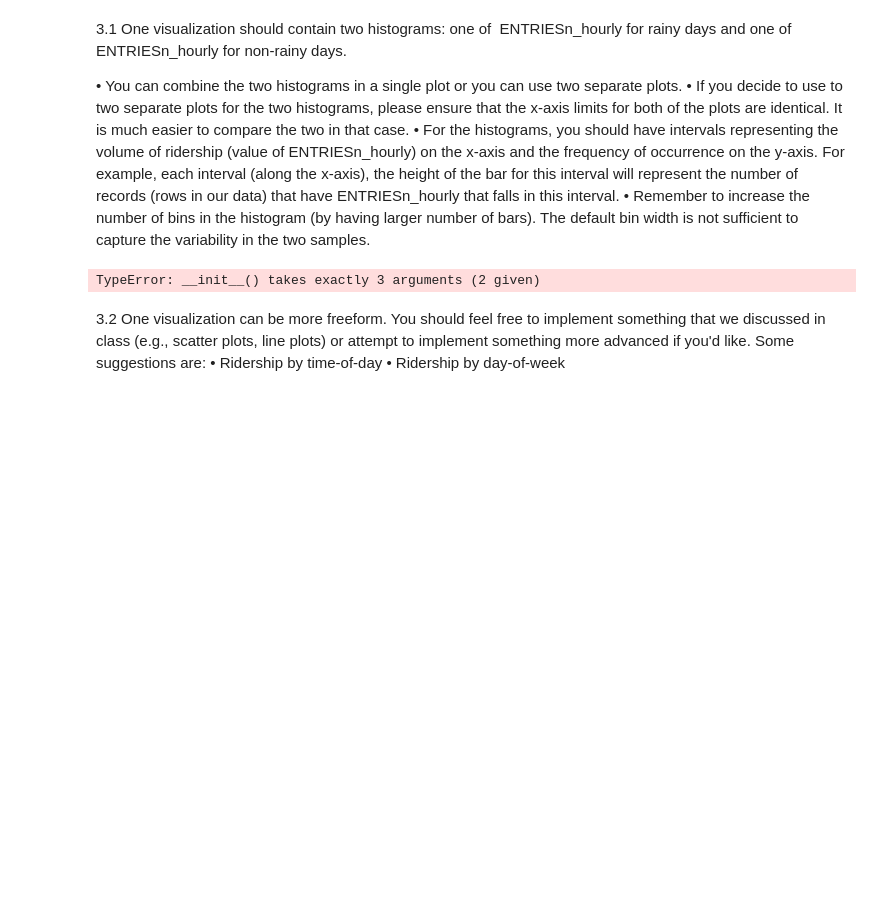
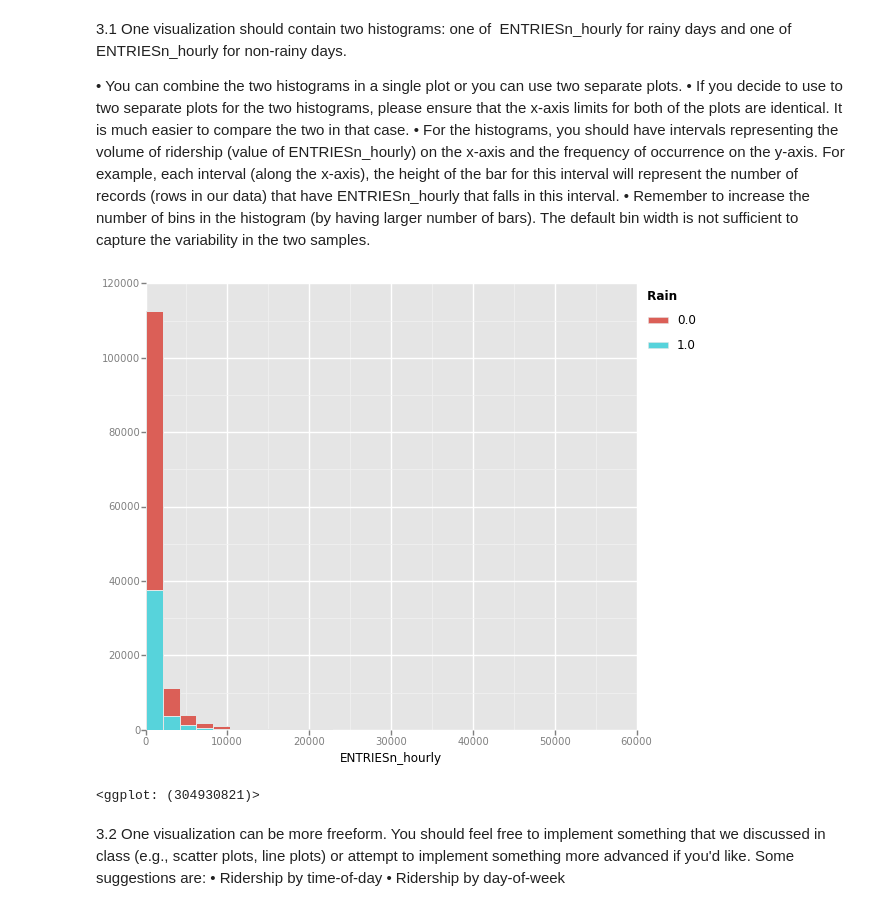
Before and after one commit to simonfengou/Data-Analyst-Nanodegree, a Jupyter notebook: project-2/Project_2.ipynb, the cells around one changed output. Cells and saved outputs as stored; diff of their text form; code cells hidden in the pictures; blank space fills up the shorter version.

Commit message:
Successfully added charts

```diff
--- a/project-2/Project_2.ipynb
+++ b/project-2/Project_2.ipynb
@@ -155,11 +150,13 @@ Remember to add appropriate titles and axes labels to your plots. Also, please a
 # %%
 from ggplot import *
 
-plot = ggplot(aes(x='ENTRIESn_hourly', fill='rain', data=df)) + geom_bar(bin_width=200)
+plot = ggplot(aes(x='ENTRIESn_hourly', fill='rain'), data=df)+ \
+geom_bar(binwidth=2000)
 
 print plot
 # %% [output]
+[figure, added]
-TypeError: __init__() takes exactly 3 arguments (2 given)
+<ggplot: (304930821)>
 # %% [markdown]
 3.2 One visualization can be more freeform. You should feel free to implement something that we discussed in class (e.g., scatter plots, line plots) or attempt to implement something more advanced if you'd like. Some suggestions are:
 •	Ridership by time-of-day
```
Also changed, not shown: parts of 5 cells of this notebook.
